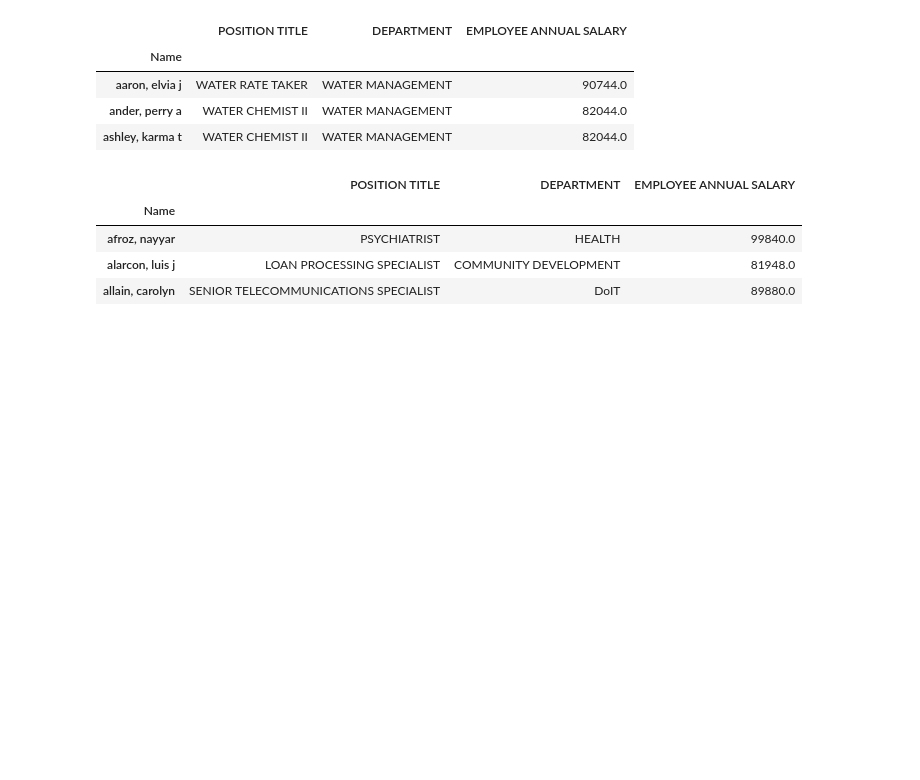
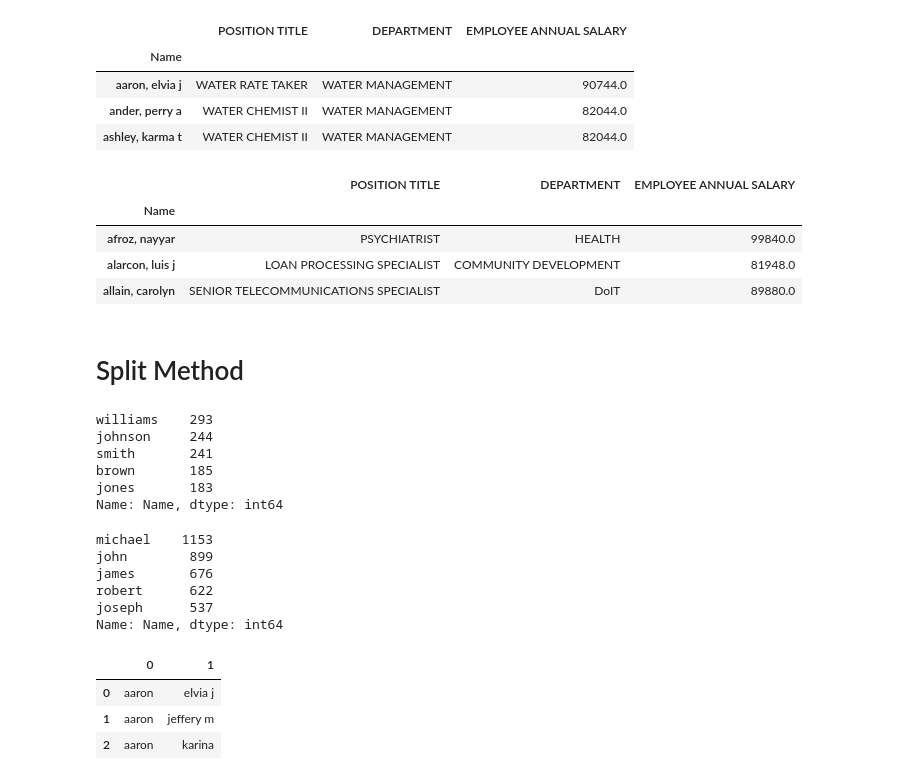
Before and after one commit to saurabhwasule/python-practice, a Jupyter notebook: UD_Data_Analysis_with_Pandas_an_Python/Working with Text Data.ipynb, the cells around one changed output. Saved outputs shown, nothing was run; the diff lists cells and outputs as text; code cells hidden in the pictures; blank space fills up the shorter version.

```diff
--- a/UD_Data_Analysis_with_Pandas_an_Python/Working with Text Data.ipynb
+++ b/UD_Data_Analysis_with_Pandas_an_Python/Working with Text Data.ipynb
@@ -159,3 +159,5 @@ chicago[cond].head(3)
 | afroz, nayyar | PSYCHIATRIST | HEALTH | 99840.0 |
 | alarcon, luis j | LOAN PROCESSING SPECIALIST | COMMUNITY DEVELOPMENT | 81948.0 |
 | allain, carolyn | SENIOR TELECOMMUNICATIONS SPECIALIST | DoIT | 89880.0 |
+# %% [markdown]
+# Split Method
@@ -161,0 +166,27 @@ chicago[cond].head(3)
+# %%
+chicago["Name"].str.split(",").str.get(0).value_counts().head()#to get top 5 last name in chicago
+# %% [output]
+williams    293
+johnson     244
+smith       241
+brown       185
+jones       183
+Name: Name, dtype: int64
+# %%
+#to get top 5 firstname name in chicago
+chicago["Name"].str.split(",").str.get(1).str.strip().str.split(" ").str.get(0).value_counts().head()
+# %% [output]
+michael    1153
+john        899
+james       676
+robert      622
+joseph      537
+Name: Name, dtype: int64
+# %%
+# Split the data into dataframe
+chicago["Name"].str.split(",",expand=True).head(3)
+# %% [output]
+|  | 0 | 1 |
+| 0 | aaron | elvia j |
+| 1 | aaron | jeffery m |
+| 2 | aaron | karina |
```
Also changed, not shown: parts of 5 cells of this notebook.
